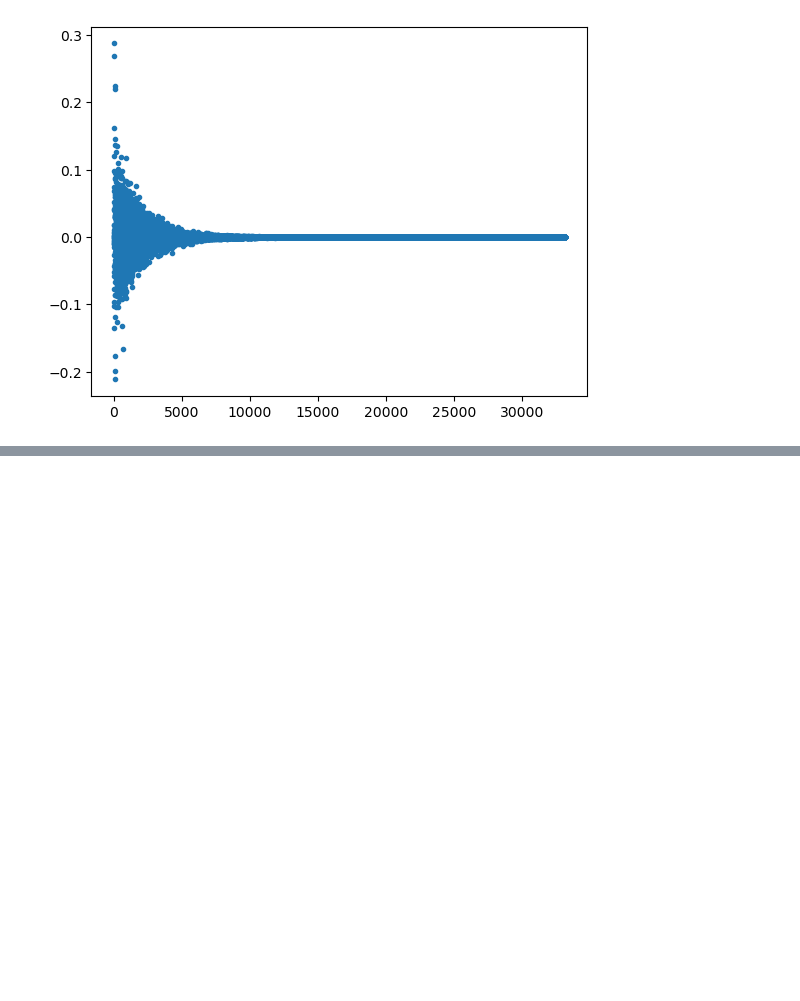
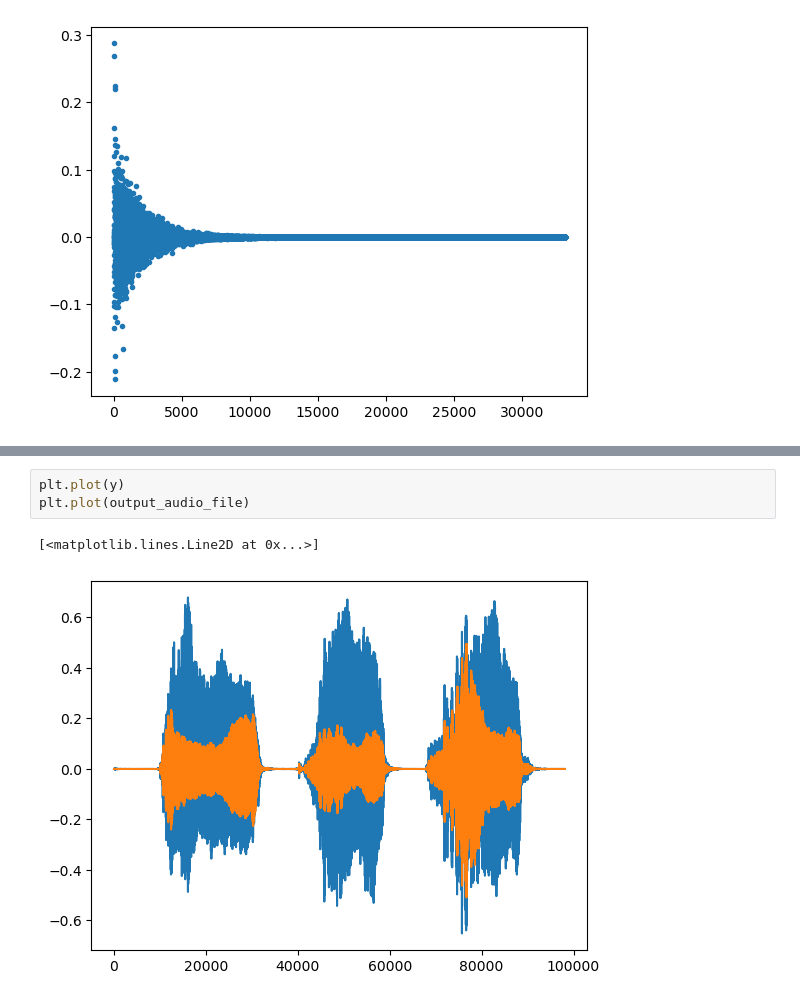
Before and after one commit to DeVerMyst/DEVIA2023, a Jupyter notebook: L_AUDIO/livecoding.ipynb, the cells around one changed output, grey strips where cells are left out. Drawn from its saved outputs; the diff is of its cells as text; blank space fills up the shorter version.

```diff
--- a/L_AUDIO/livecoding.ipynb
+++ b/L_AUDIO/livecoding.ipynb
@@ -174,0 +291,6 @@ sd.play(convolution, Fs)
+# %%
+plt.plot(y)
+plt.plot(output_audio_file)
+# %% [output]
+[<matplotlib.lines.Line2D at 0x...>]
+[figure, added]
```
Also changed, not shown: parts of 13 cells of this notebook, 3 other files.
